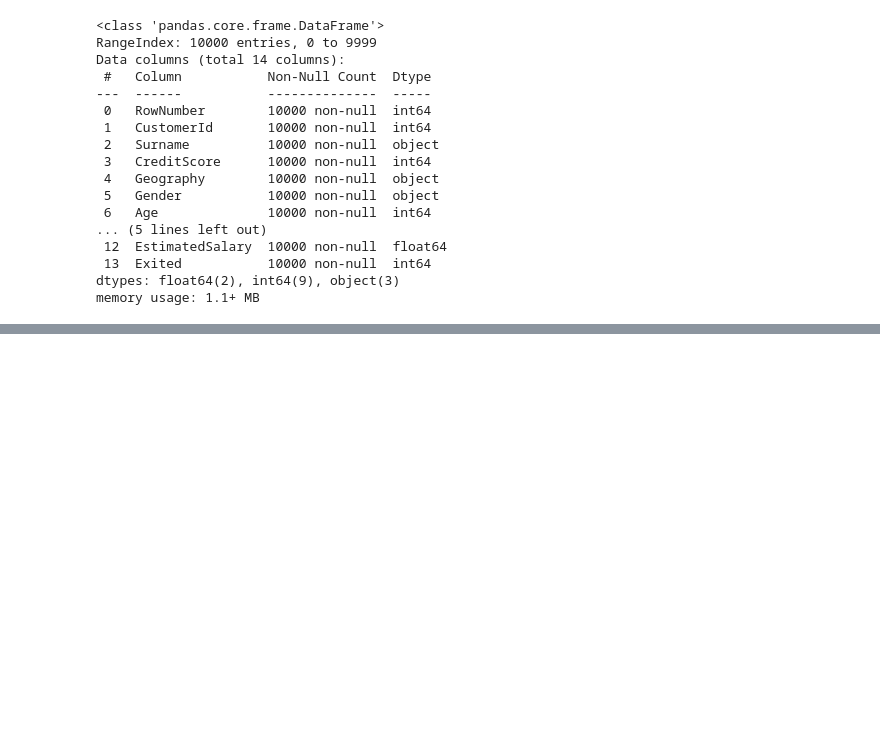
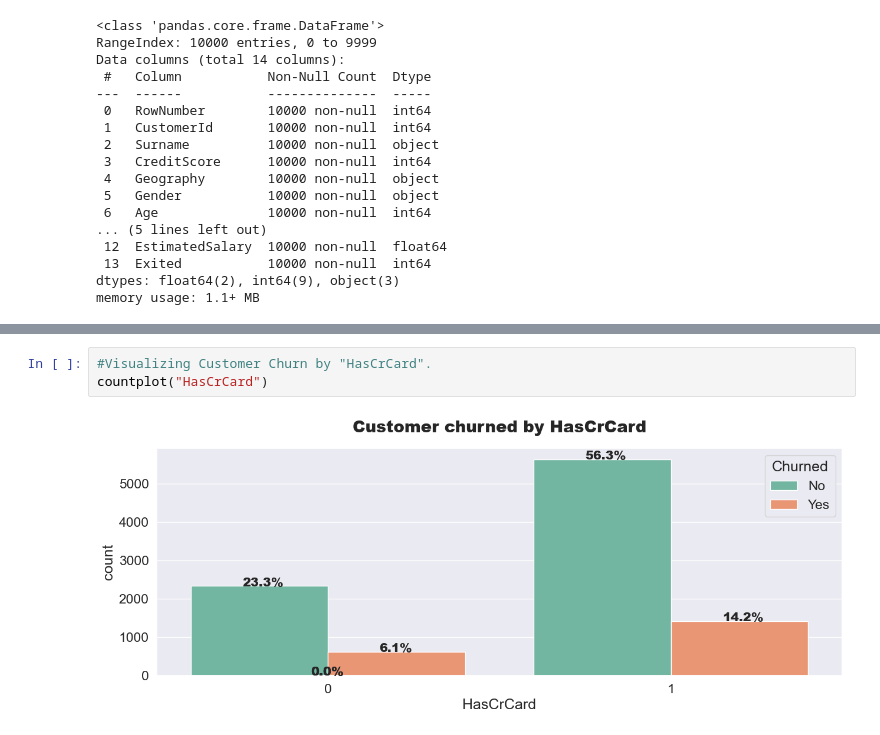
Before and after one commit to ankitghai83/financial_churn_analysis, a Jupyter notebook: src/EDA AND MODEL IN JUPYTER/EDA_MODELBankingChurn_Analysis.ipynb, the cells around one changed output, grey strips where cells are left out. Drawn from its saved outputs; the diff is of its cells as text; blank space fills up the shorter version.

```diff
--- a/src/EDA AND MODEL IN JUPYTER/EDA_MODELBankingChurn_Analysis.ipynb
+++ b/src/EDA AND MODEL IN JUPYTER/EDA_MODELBankingChurn_Analysis.ipynb
@@ -70,0 +201,5 @@ memory usage: 1.1+ MB
+# %%
+#Visualizing Customer Churn by "HasCrCard".
+countplot("HasCrCard")
+# %% [output]
+[figure, added]
```
Also changed, not shown: parts of 84 cells of this notebook.
